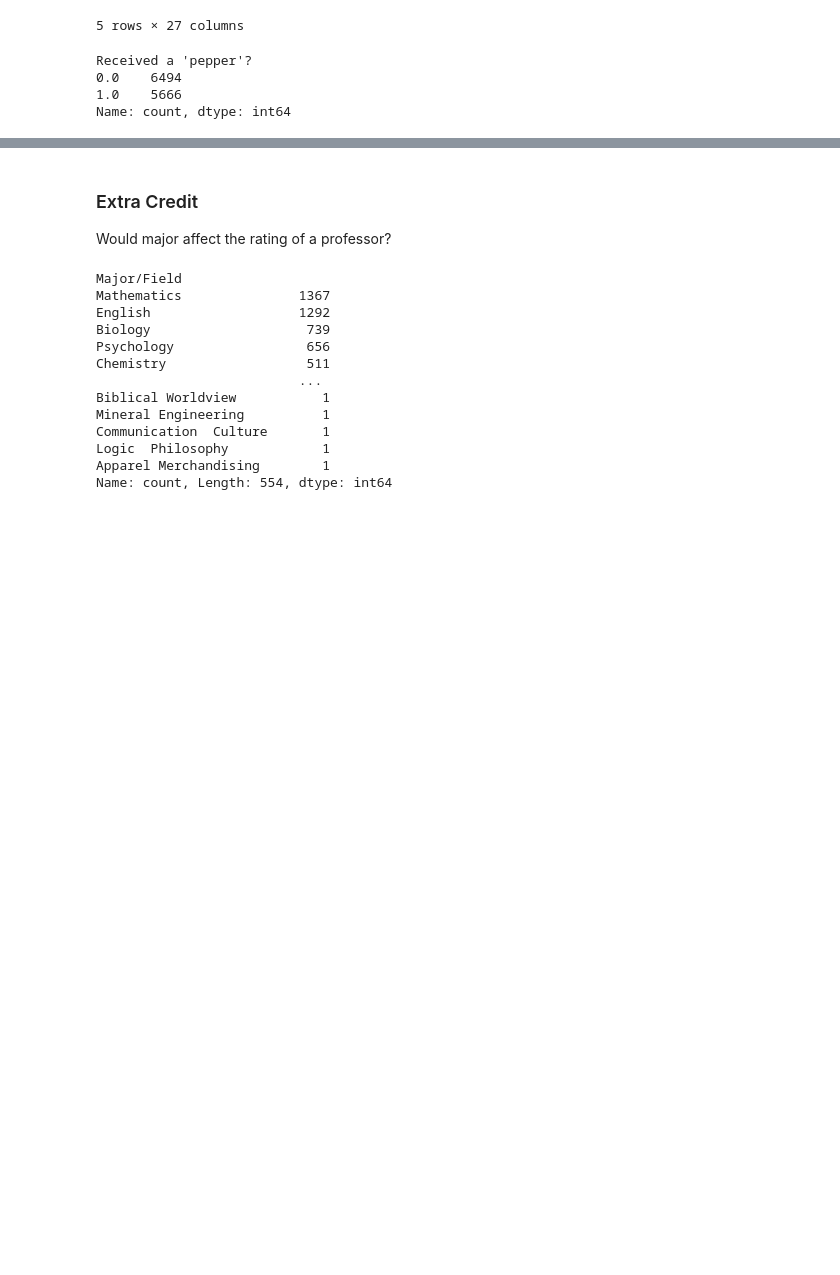
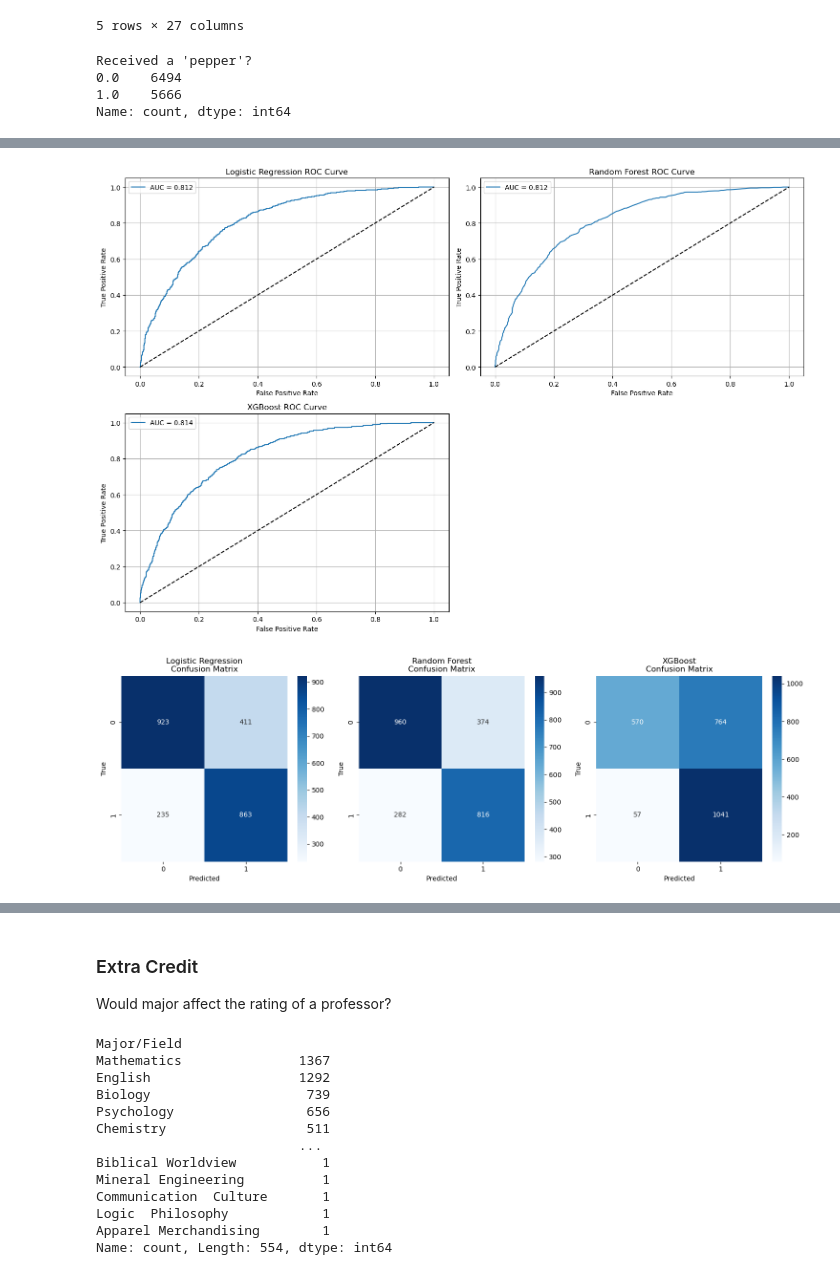
Before and after one commit to jinjinran2001/rmp_analysis, a Jupyter notebook: main.ipynb, the cells around one changed output, grey strips where cells are left out. Drawn from its saved outputs; the diff is of its cells as text; code cells hidden in the pictures; blank space fills up the shorter version.

Commit message:
finalize main and update test

```diff
--- a/main.ipynb
+++ b/main.ipynb
@@ -657,0 +557,80 @@ weighted avg       0.76      0.66      0.64      2432
+# %%
+# Plot ROC curves (with multiple subplots for better visibility)
+n_cols = 2
+n_rows = (len(models) + 1) // 2
+fig, axes = plt.subplots(n_rows, n_cols, figsize=(15, 5 * n_rows))
+axes = axes.ravel()
+
+for idx, (name, preds) in enumerate(predictions.items()):
+    fpr, tpr, _ = roc_curve(y_test, preds['y_pred_proba'])
+    auc = roc_auc_score(y_test, preds['y_pred_proba'])
+
+    axes[idx].plot(fpr, tpr, label=f'AUC = {auc:.3f}')
+    axes[idx].plot([0, 1], [0, 1], 'k--')
+    axes[idx].set_xlabel('False Positive Rate')
+    axes[idx].set_ylabel('True Positive Rate')
+    axes[idx].set_title(f'{name} ROC Curve')
+    axes[idx].legend()
+    axes[idx].grid(True)
+
+# Remove empty subplots if any
+for idx in range(len(models), len(axes)):
+    fig.delaxes(axes[idx])
+
+plt.tight_layout()
+plt.show()
+
+# Plot confusion matrices
+n_cols = 4
+n_rows = (len(models) + 3) // 4
+fig, axes = plt.subplots(n_rows, n_cols, figsize=(20, 5 * n_rows))
+axes = axes.ravel()
+
+for idx, (name, preds) in enumerate(predictions.items()):
+    cm = confusion_matrix(y_test, preds['y_pred'])
+    sns.heatmap(cm, annot=True, fmt='d', ax=axes[idx], cmap='Blues')
+    axes[idx].set_title(f'{name}\nConfusion Matrix')
+    axes[idx].set_xlabel('Predicted')
+    axes[idx].set_ylabel('True')
+
+# Remove empty subplots if any
+for idx in range(len(models), len(axes)):
+    fig.delaxes(axes[idx])
+
+plt.tight_layout()
+plt.show()
+
+# Create performance comparison bar plot
+metrics_df = pd.DataFrame(
+    [(name, results[name]['AUC-ROC'])
+     for name in results.keys()],
+    columns=['Model', 'AUC-ROC']
+).melt(id_vars=['Model'], var_name='Metric', value_name='Score')
+
+plt.figure(figsize=(12, 6))
+sns.barplot(data=metrics_df, x='Model', y='Score', hue='Metric')
+plt.title('Model Performance Comparison')
+plt.xticks(rotation=45)
+plt.ylim(0, 1)
+plt.tight_layout()
+plt.show()
+
+# Print detailed results
+print("\nModel Performance Summary:")
+print("=" * 50)
+for name, preds in predictions.items():
+    print(f"\n{name}:")
+    print("-" * 20)
+    print(f"Precision: {precision_score(y_test, preds['y_pred'], average='weighted'):.3f}")
+    print(f"Recall: {recall_score(y_test, preds['y_pred'], average='weighted'):.3f}")
+    print(f"Accuracy: {accuracy_score(y_test, preds['y_pred']):.3f}")
+    print(f"AUC-ROC: {roc_auc_score(y_test, preds['y_pred_proba']):.3f}")
+
+# Print detailed results for best model
+best_model = summary_df.index[0]
+print(f"\nBest Model ({best_model}) Details:")
+print("=" * 50)
+print(f"Best Parameters: {results[best_model]['Best Params']}")
+# %% [output]
+[figure, added]
+[figure, added]
```
Also changed, not shown: parts of 5 cells of this notebook, 1 other file.
